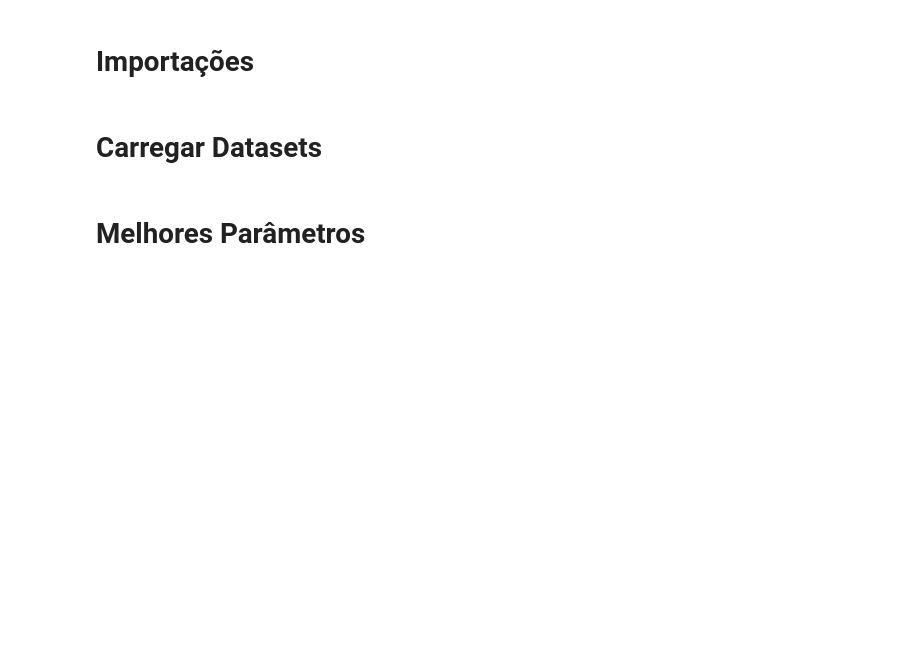
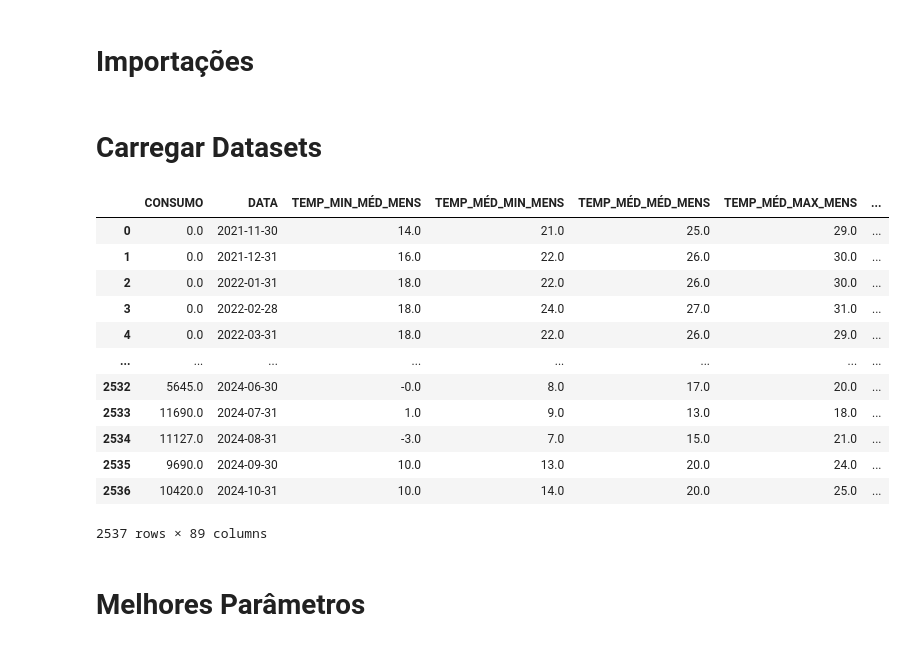
Before and after one commit to eduardoalba0/ppgeps_dissertacao, a Jupyter notebook: 04 - Resultados.ipynb, the cells around one changed output. Cells and saved outputs as stored; diff of their text form; code cells hidden in the pictures; blank space fills up the shorter version.

```diff
--- a/04 - Resultados.ipynb
+++ b/04 - Resultados.ipynb
@@ -52,12 +52,28 @@ os.environ['XLA_FLAGS'] = '--xla_gpu_cuda_data_dir=/path/to/cuda'
 # %% [markdown]
 # Carregar Datasets
 # %%
-df_mesclado = pd.read_csv("./dados/dados_mesclados.csv", sep=';', decimal='.')
+df_mesclado = pandas.read_csv("./dados/dados_mesclados.csv", sep=';', decimal='.')
 df_features = pandas.read_csv("./dados/fitness_features_agrupado.csv", sep=";", decimal=".")
 
 df_features = df_features.sort_values("MAPE").head(1).reset_index(drop=True)
 df_features = pandas.DataFrame(
     columns=str(df_features.iloc[0]["FEATURES"]).replace("(", '').replace(")", '').replace("'", "").split(", "))
+
+df_mesclado
+# %% [output]
+|  | CONSUMO | DATA | TEMP_MIN_MÉD_MENS | TEMP_MÉD_MIN_MENS | TEMP_MÉD_MÉD_MENS | TEMP_MÉD_MAX_MENS | ... |
+| 0 | 0.0 | 2021-11-30 | 14.0 | 21.0 | 25.0 | 29.0 | ... |
+| 1 | 0.0 | 2021-12-31 | 16.0 | 22.0 | 26.0 | 30.0 | ... |
+| 2 | 0.0 | 2022-01-31 | 18.0 | 22.0 | 26.0 | 30.0 | ... |
+| 3 | 0.0 | 2022-02-28 | 18.0 | 24.0 | 27.0 | 31.0 | ... |
+| 4 | 0.0 | 2022-03-31 | 18.0 | 22.0 | 26.0 | 29.0 | ... |
+| ... | ... | ... | ... | ... | ... | ... | ... |
+| 2532 | 5645.0 | 2024-06-30 | -0.0 | 8.0 | 17.0 | 20.0 | ... |
+| 2533 | 11690.0 | 2024-07-31 | 1.0 | 9.0 | 13.0 | 18.0 | ... |
+| 2534 | 11127.0 | 2024-08-31 | -3.0 | 7.0 | 15.0 | 21.0 | ... |
+| 2535 | 9690.0 | 2024-09-30 | 10.0 | 13.0 | 20.0 | 24.0 | ... |
+| 2536 | 10420.0 | 2024-10-31 | 10.0 | 14.0 | 20.0 | 25.0 | ... |
+2537 rows × 89 columns
 # %% [markdown]
 # Melhores Parâmetros
 # %%
```
Also changed, not shown: parts of 6 cells of this notebook.
